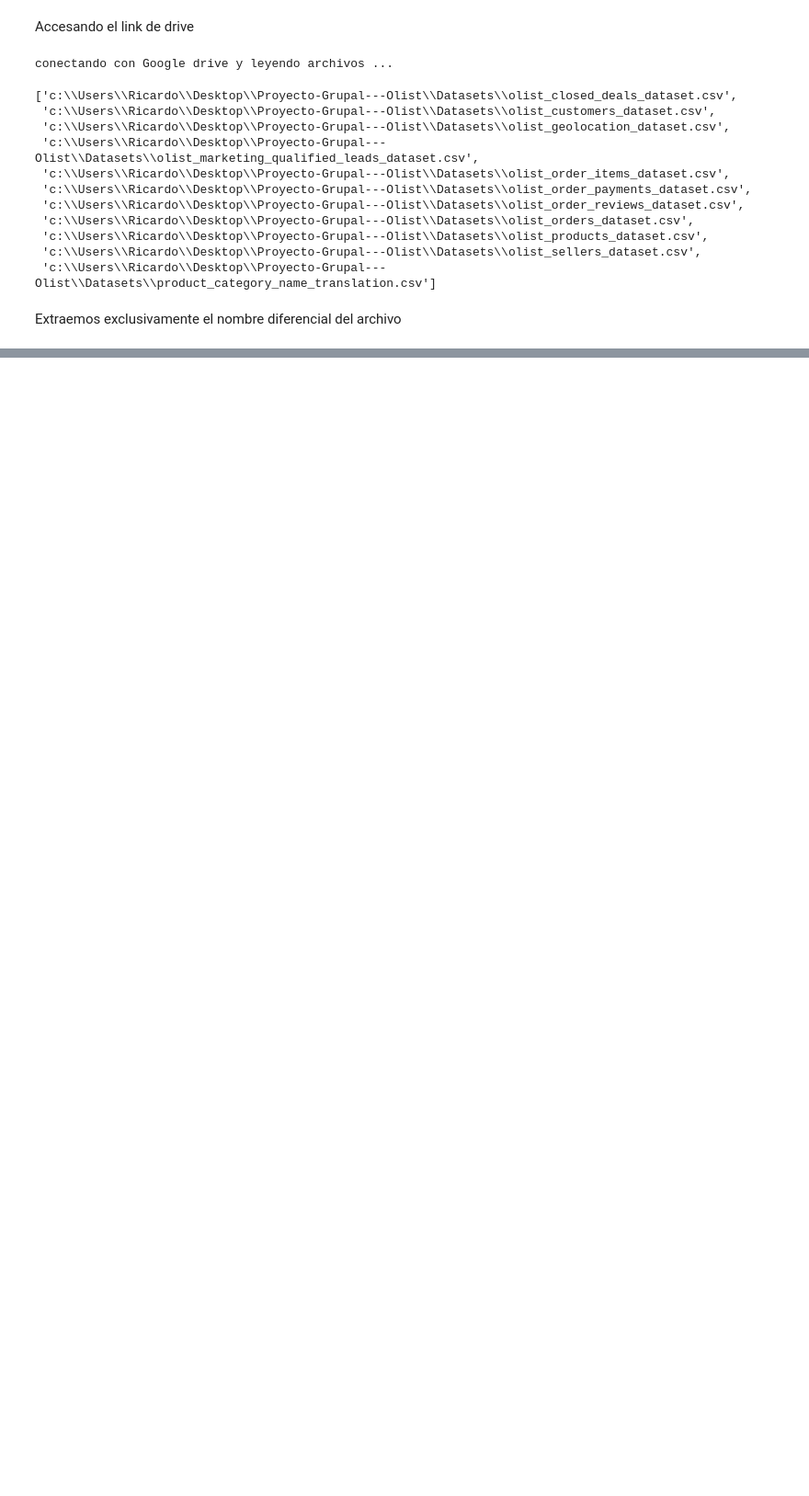
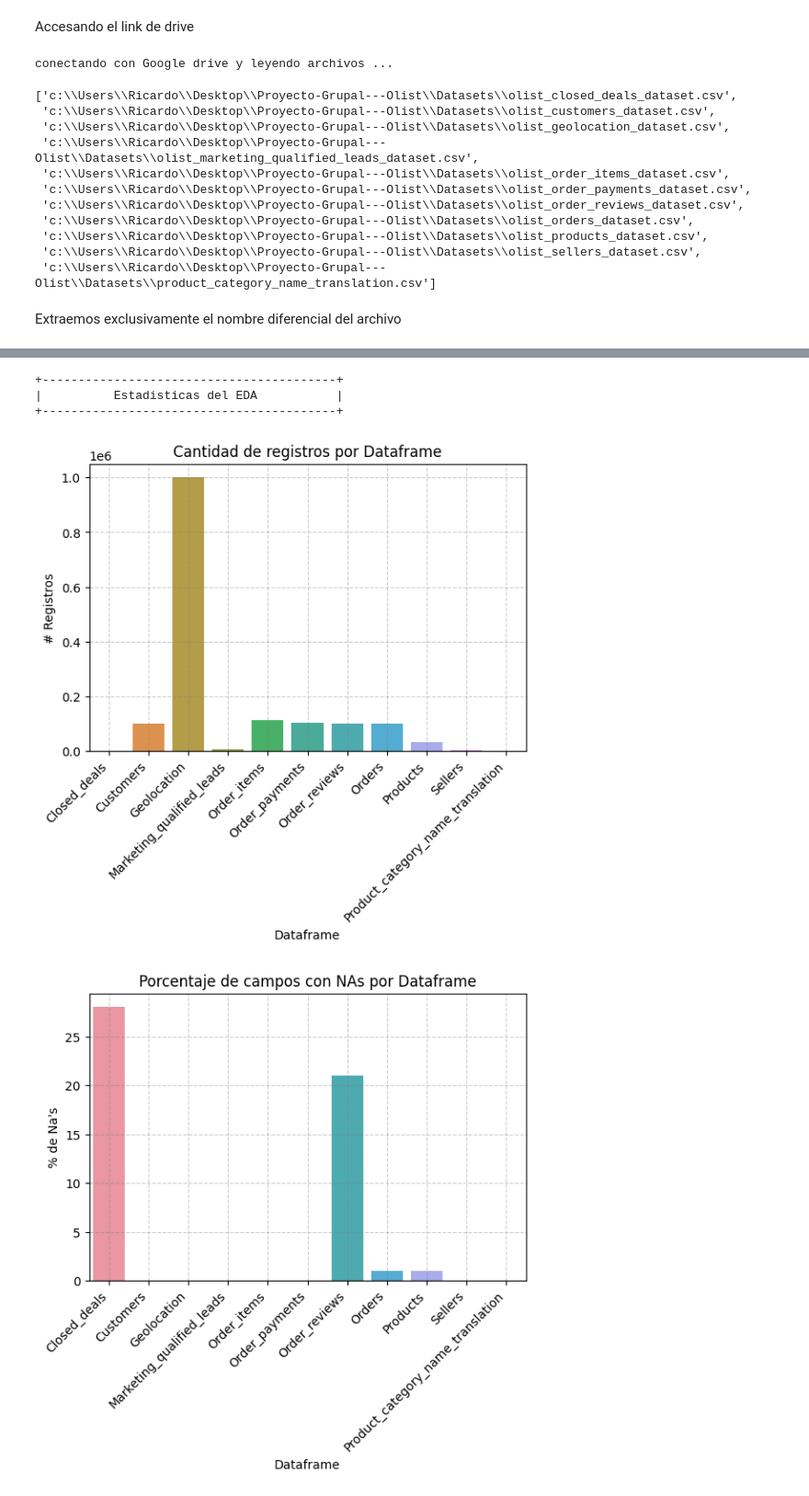
Before and after one commit to ArgumedoHector/Proyecto-Grupal---Olist, a Jupyter notebook: EDA.ipynb, the cells around one changed output, grey strips where cells are left out. Shown at 92% size. Cells and saved outputs as stored; diff of their text form; code cells hidden in the pictures; blank space fills up the shorter version.

Commit message:
Se completaron estadisticas al EDA

```diff
--- a/EDA.ipynb
+++ b/EDA.ipynb
@@ -66,9 +71,12 @@ Entramos al bucle iterador de revisión de la data. Dentro de la transformación
 # %%
-
+nas=[]
+sise=[]
+regs=[]
 
 for pos,file in enumerate(files) :
 
     data = pd.read_csv(file)
+
     print("\n")
     print("********************************")
     print(f"Carga de {nombres[pos]}")
@@ -77,6 +85,7 @@ for pos,file in enumerate(files) :
 
     print("Tamaño del dataset")
     print("------------------")
+    regs.append(data.shape[0])
     print("\n")
     print(f"El dataset {nombres[pos]} contiene {data.shape[0]} filas y {data.shape[1]} columnas")
     print("\n")
@@ -95,12 +104,18 @@ for pos,file in enumerate(files) :
 
     print("Valores perdidos en el dataset :")
     print("--------------------------------")
+    sise.append(data.size)
+    nas.append(data.isna().sum(axis=0).sum())
     print("\n")
     print(data.isna().sum(axis=0))
     print("\n")
+    print("+--------------------------------------+")
+    print("| M A P A    D E    C A L O R   DE  NAs|")
+    print("+--------------------------------------+")
+    print("\n")
     plt.figure(figsize=(27,5))
     mapa = sns.heatmap(data.isna())
-    figure =mapa.get_figure()
+    plt.show()
 
 
     print("Revisión de algun campo fecha")
@@ -116,7 +131,11 @@ for pos,file in enumerate(files) :
     else:
         print(f"El archivo {nombres[pos]} no posee campos de tipo Date.")
 
+
     data.to_csv("ETL/"+nombres[pos]+".csv")
+    print("\n")
+    print("||||||||||||||||||||||||||||||||||||||||||||||||||||||||||||||||||||||||||||||||||||||||||")
+    print("||||||||||||||||||||||||||||||||||||||||||||||||||||||||||||||||||||||||||||||||||||||||||")
 # %% [output]
 ********************************
 Carga de Closed_deals
@@ -148,0 +249,32 @@ El archivo Product_category_name_translation no posee campos de tipo Date.
+# %%
+
+print("+-----------------------------------------+")
+print("|          Estadisticas del EDA           |")
+print("+-----------------------------------------+")
+
+zippi=list(zip(nas,sise))
+porc=[round(na/sise,2)*100 for (na,sise) in zippi]
+
+fig,ax = plt.subplots()
+sns.barplot(x=nombres,y=regs)
+fig.autofmt_xdate(rotation=45)
+plt.title("Cantidad de registros por Dataframe")
+plt.xlabel("Dataframe")
+plt.ylabel("# Registros")
+plt.grid(True, color = "grey", linestyle = "--",alpha=0.4)
+plt.show()
+
+fig,ax = plt.subplots()
+sns.barplot(x=nombres,y=porc)
+fig.autofmt_xdate(rotation=45)
+plt.title("Porcentaje de campos con NAs por Dataframe")
+plt.xlabel("Dataframe")
+plt.ylabel("% de Na's")
+plt.grid(True, color = "grey", linestyle = "--",alpha=0.4)
+plt.show()
+# %% [output]
++-----------------------------------------+
+|          Estadisticas del EDA           |
++-----------------------------------------+
+[figure, added]
+[figure, added]
```
Also changed, not shown: parts of 4 cells of this notebook, 1 other file.
